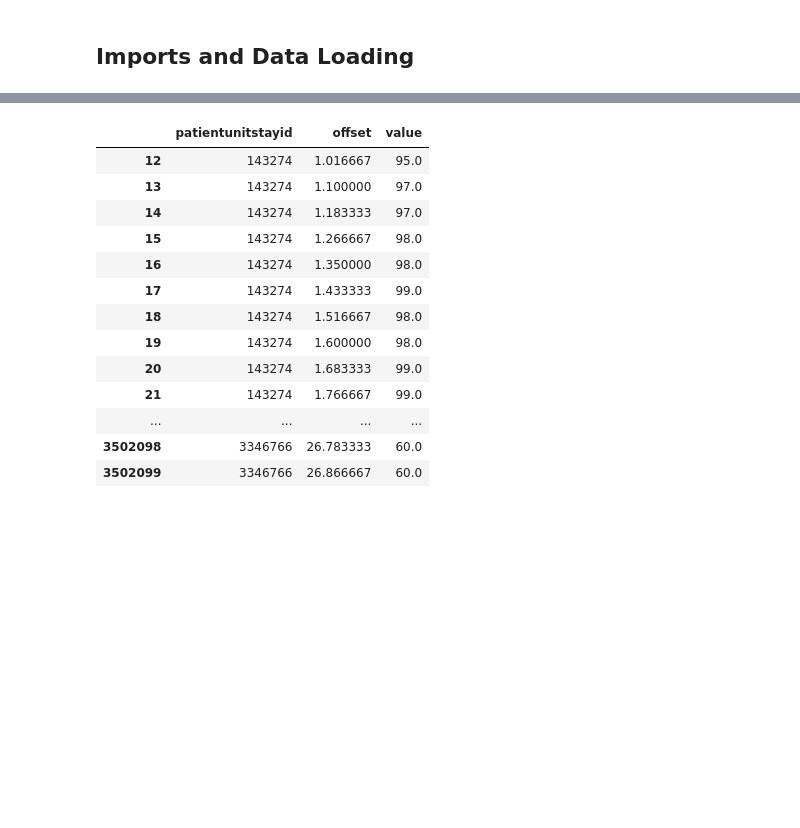
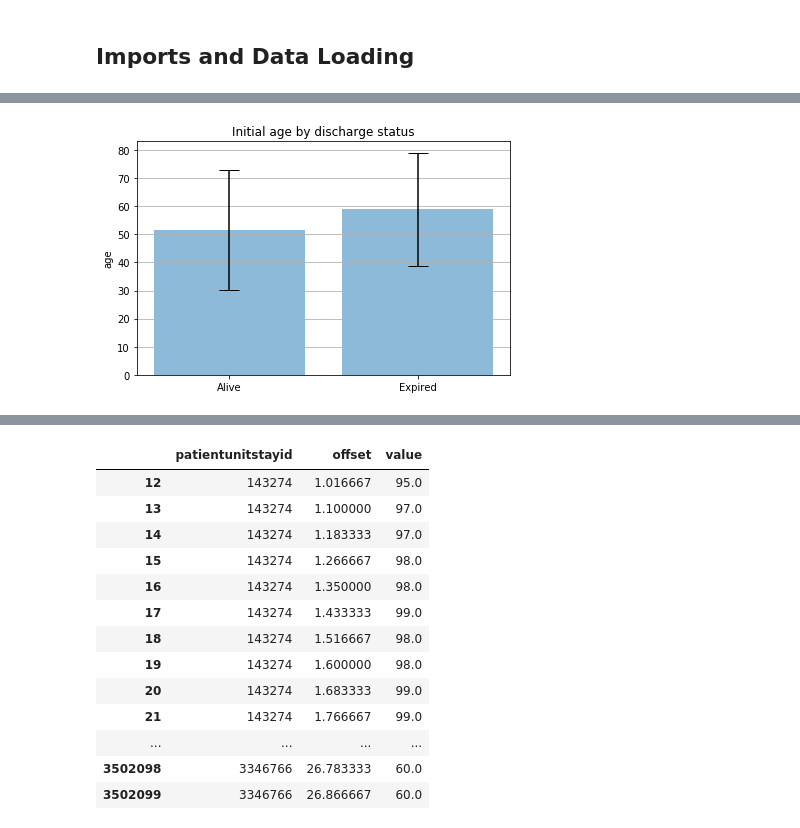
Before and after one commit to adit98/tbi, a Jupyter notebook: GCS_Modeling.ipynb, the cells around one changed output, grey strips where cells are left out. Saved outputs shown, nothing was run; the diff lists cells and outputs as text; code cells hidden in the pictures; blank space fills up the shorter version.

```diff
--- a/GCS_Modeling.ipynb
+++ b/GCS_Modeling.ipynb
@@ -24,0 +294,87 @@ gcs['observationoffset'] = gcs['observationoffset'] / 60
+# %%
+# For continuous features
+# Merging mortality with apache
+apache_merged = mortality.merge(apache, on='patientunitstayid')
+apache_merged.head()
+# apache_merged.groupby(['hospitaldischargestatus', 'gender']).count()['patientunitstayid'].plot(kind='bar')
+
+feature = 'age'
+
+grouped = apache_merged.groupby(['hospitaldischargestatus'])[['hospitaldischargestatus',feature]]
+
+print(grouped.head())
+
+alive = np.asarray(grouped.get_group('Alive')[feature].dropna())
+exp = np.asarray(grouped.get_group('Expired')[feature].dropna())
+
+# Plotting boxplots for each discharge status
+# fig1, ax1 = plt.subplots()
+# ax1.set_title('Creatinine')
+# plt.boxplot([alive, exp])
+
+alive_mean = np.mean(alive)
+alive_std = np.std(alive)
+exp_mean = np.mean(exp)
+exp_std = np.std(exp)
+
+print('num alive: ' + str(len(alive)))
+print('num expired: ' + str(len(exp)))
+
+# Create lists for the plot
+materials = ['Alive', 'Expired']
+x_pos = np.arange(2)
+CTEs = [alive_mean, exp_mean]
+error = [alive_std, exp_std]
+
+# Build the plot
+fig, ax = plt.subplots()
+ax.bar(x_pos, CTEs, yerr=error, align='center', alpha=0.5, ecolor='black', capsize=10)
+ax.set_ylabel(feature)
+ax.set_xticks(x_pos)
+ax.set_xticklabels(materials)
+ax.set_title('Initial ' + feature + ' by discharge status')
+ax.yaxis.grid(True)
+
+# Save the figure and show
+plt.tight_layout()
+# plt.savefig('bar_plot_with_error_bars.png')
+plt.show()
+
+# alive_prop = [alive[i] / tots[i] for i in range(len(alive))]
+# exp_prop = [exp[i] / tots[i] for i in range(len(alive))]
+
+# print(alive_prop)
+# print(exp_prop)
+
+# # Plotting
+# n_groups = 2
+# alive_dist = tuple(alive_prop)
+# exp_dist = tuple(exp_prop)
+
+# # create plot
+# fig, ax = plt.subplots()
+# index = np.arange(n_groups)
+# bar_width = 0.35
+# opacity = 0.8
+
+# rects1 = plt.bar(index, alive_dist, bar_width,
+# alpha=opacity,
+# color='skyblue',
+# label='Alive')
+
+# rects2 = plt.bar(index + bar_width, exp_dist, bar_width,
+# alpha=opacity,
+# color='slategray',
+# label='Expired')
+
+# plt.xlabel('Discharge Status')
+# plt.ylabel('Proportion of Patients By Gender')
+# plt.title('Discharge Status Distributions By Gender')
+# plt.xticks(index + bar_width, ('Male', 'Female'))
+# plt.legend()
+
+# # plt.savefig('gender_gcs_distrib.png')
+
+# plt.tight_layout()
+# plt.show()
+# %% [output]
@@ -24,0 +399 @@ gcs['observationoffset'] = gcs['observationoffset'] / 60
+[figure, added]
```
Also changed, not shown: parts of 18 cells of this notebook, 1 other file.
